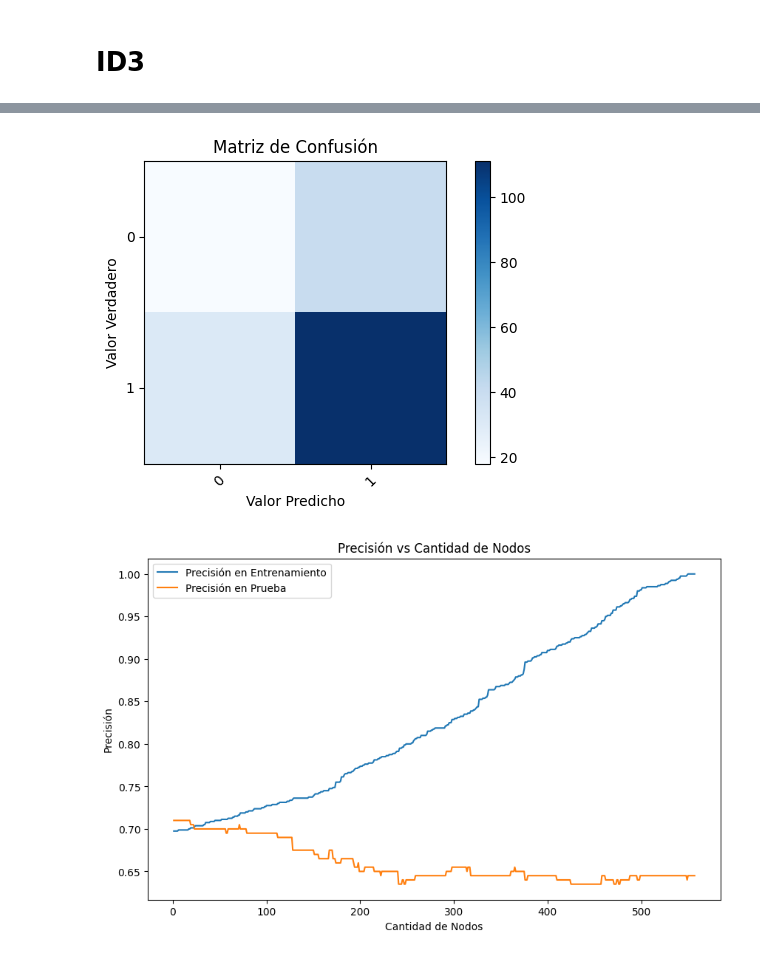
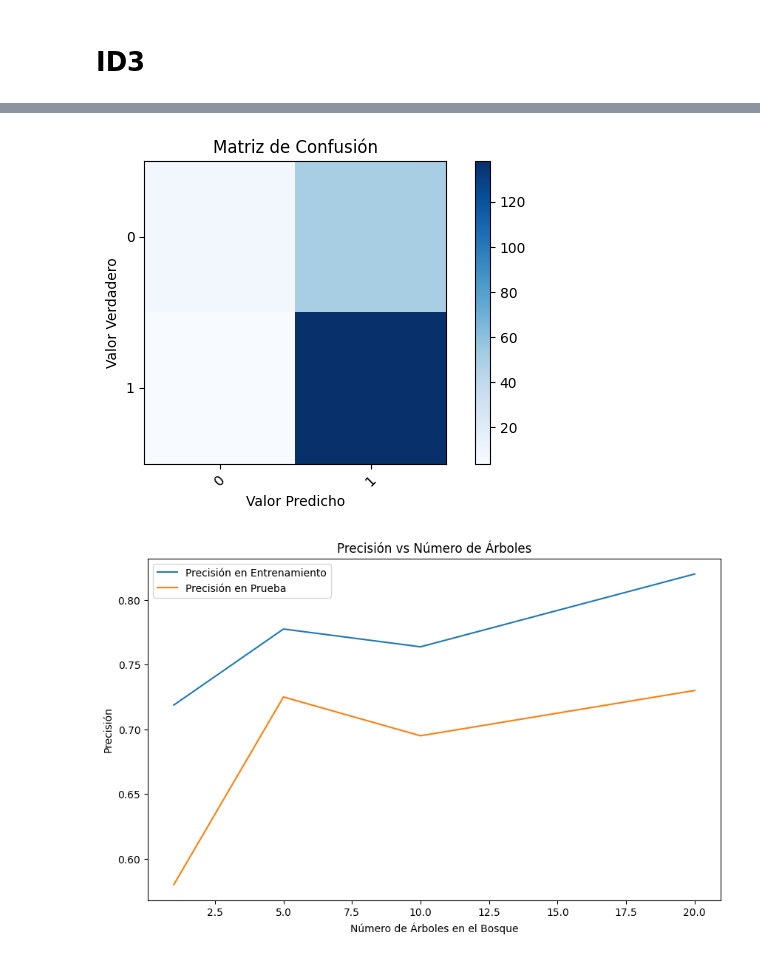
Before and after one commit to TomyMarengo/ML-Solutions, a Jupyter notebook: RandomForest/random_forest.ipynb, the cells around one changed output, grey strips where cells are left out. Cells and saved outputs as stored; diff of their text form; code cells hidden in the pictures.

Commit message:
Random Forest v1

```diff
--- a/RandomForest/random_forest.ipynb
+++ b/RandomForest/random_forest.ipynb
@@ -369,47 +340,58 @@ train_size = int(0.8 * len(data))
 train_data = data.iloc[:train_size]
 test_data = data.iloc[train_size:]
 
-# Construir el árbol de decisión sin generar snapshots
-builder = DecisionTreeBuilder(train_data=train_data, test_data=test_data, target_attribute=target_attribute, enable_snapshots=False)
-tree = builder.build_tree(train_data, attributes, target_attribute)
+# Parámetros para el Random Forest
+n_estimators_list = [1, 5, 10, 20]  # Puedes ajustar esta lista para probar diferentes cantidades de árboles
+max_features = None  # Si es None, utilizará sqrt(n_features)
 
-# Si deseas generar snapshots, establece enable_snapshots=True al crear el builder
-# builder = DecisionTreeBuilder(train_data=train_data, test_data=test_data, target_attribute=target_attribute, enable_snapshots=True)
+# Almacenar las precisiones para graficar
+train_accuracies = []
+test_accuracies = []
+estimators = []
 
-# Crear la animación GIF (si enable_snapshots=True)
-# builder.create_animation(duration=0.5)
+for n_estimators in n_estimators_list:
+    print(f"Entrenando Random Forest con {n_estimators} árboles...")
+    rf = RandomForest(n_estimators=n_estimators, max_features=max_features, enable_tree_images=False)
+    rf.fit(train_data, target_attribute)
 
-# Imprimir el árbol construido
-# print_tree(tree)
+    # Evaluar en entrenamiento
+    train_acc, _, _ = rf.evaluate(train_data)
+    train_accuracies.append(train_acc)
 
-# Predecir en el conjunto de prueba
-test_preds = builder.predict(test_data)
+    # Evaluar en prueba
+    test_acc, y_true, y_pred = rf.evaluate(test_data)
+    test_accuracies.append(test_acc)
 
-# Calcular y mostrar la matriz de confusión
-cm = confusion_matrix(test_data[target_attribute], test_preds)
-print("Matriz de Confusión:")
-print(cm)
+    estimators.append(n_estimators)
 
-# Graficar la matriz de confusión
-plt.figure(figsize=(6, 4))
-plt.imshow(cm, interpolation='nearest', cmap=plt.cm.Blues)
-plt.title('Matriz de Confusión')
-plt.colorbar()
-tick_marks = np.arange(len(cm.columns))
-plt.xticks(tick_marks, cm.columns, rotation=45)
-plt.yticks(tick_marks, cm.index)
-plt.xlabel('Valor Predicho')
-plt.ylabel('Valor Verdadero')
-plt.tight_layout()
-plt.show()
+    print(f"Precisión en entrenamiento: {train_acc:.4f}")
+    print(f"Precisión en prueba: {test_acc:.4f}")
 
-# Graficar la precisión en función de la cantidad de nodos
+    # Generar matriz de confusión para el último modelo
+    if n_estimators == n_estimators_list[-1]:
+        cm = confusion_matrix(y_true, y_pred)
+        print("Matriz de Confusión:")
+        print(cm)
+        # Graficar la matriz de confusión
+        plt.figure(figsize=(6, 4))
+        plt.imshow(cm, interpolation='nearest', cmap=plt.cm.Blues)
+        plt.title('Matriz de Confusión')
+        plt.colorbar()
+        tick_marks = np.arange(len(cm.columns))
+        plt.xticks(tick_marks, cm.columns, rotation=45)
+        plt.yticks(tick_marks, cm.index)
+        plt.xlabel('Valor Predicho')
+        plt.ylabel('Valor Verdadero')
+        plt.tight_layout()
+        plt.show()
+
+# Graficar la precisión en función de la cantidad de árboles
 plt.figure(figsize=(10, 6))
-plt.plot(builder.num_nodes, builder.train_accuracy, label='Precisión en Entrenamiento')
-plt.plot(builder.num_nodes, builder.test_accuracy, label='Precisión en Prueba')
-plt.xlabel('Cantidad de Nodos')
+plt.plot(estimators, train_accuracies, label='Precisión en Entrenamiento')
+plt.plot(estimators, test_accuracies, label='Precisión en Prueba')
+plt.xlabel('Número de Árboles en el Bosque')
 plt.ylabel('Precisión')
-plt.title('Precisión vs Cantidad de Nodos')
+plt.title('Precisión vs Número de Árboles')
 plt.legend()
 plt.show()
 # %% [output]
@@ -420,2 +414,2 @@ Matriz de Confusión:
-[figure, old version]
+[figure, new version]
-[figure, old version]
+[figure, new version]
```
Also changed, not shown: parts of 7 cells of this notebook, 1 other file.
